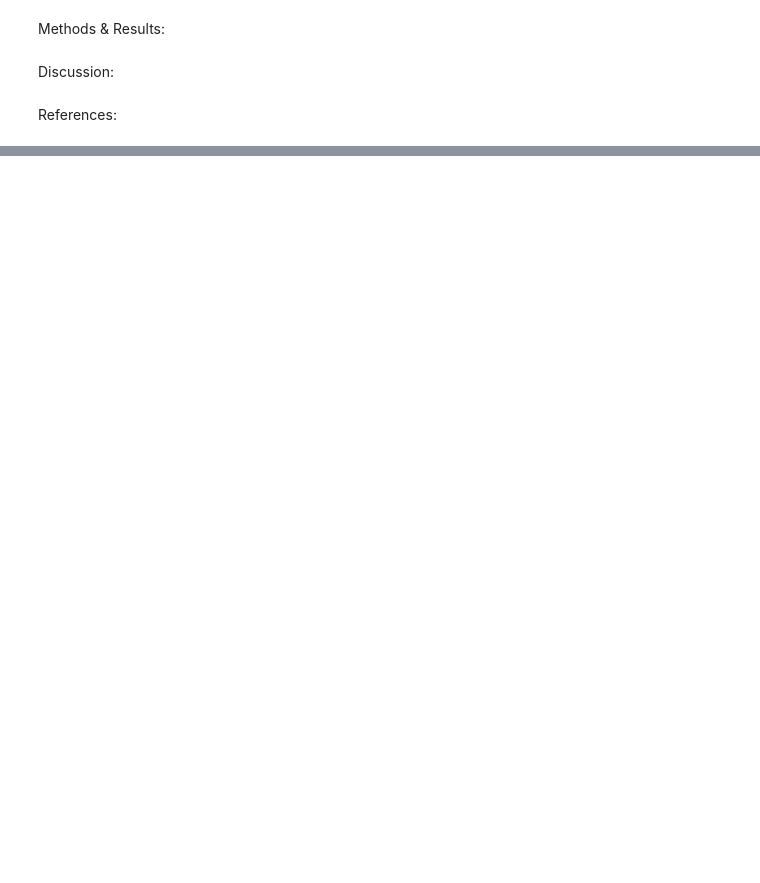
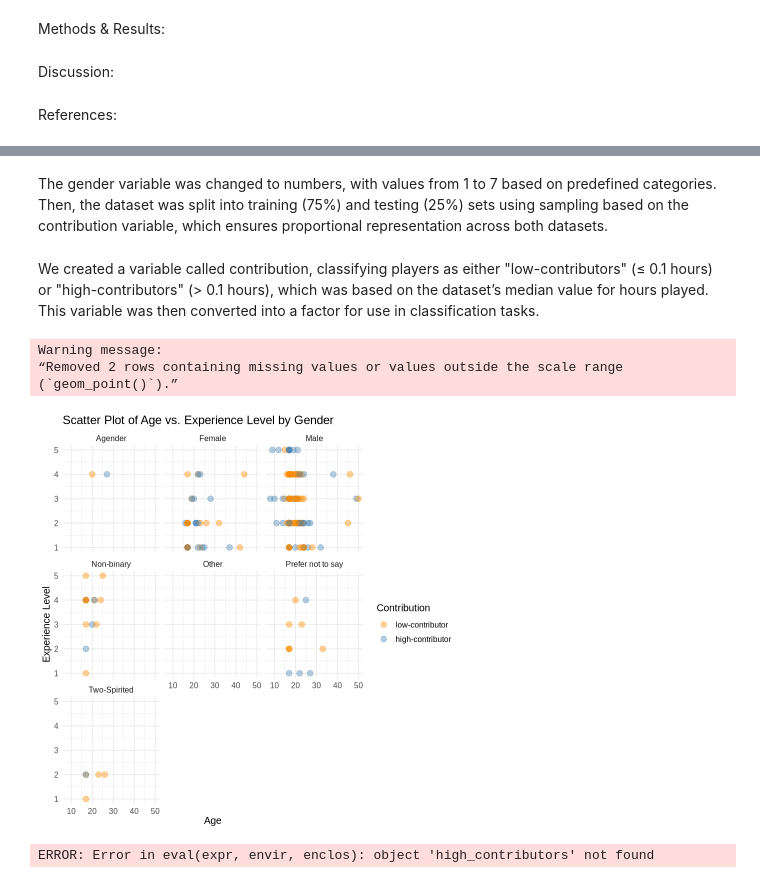
Before and after one commit to ahryniw/Project-2, a Jupyter notebook: Project-2.ipynb, the cells around one changed output, grey strips where cells are left out. Drawn from its saved outputs; the diff is of its cells as text; code cells hidden in the pictures; blank space fills up the shorter version.

```diff
--- a/Project-2.ipynb
+++ b/Project-2.ipynb
@@ -326,0 +144,2 @@ confusion
+# %% [markdown]
+The gender variable was changed to numbers, with values from 1 to 7 based on predefined categories. Then, the dataset was split into training (75%) and testing (25%) sets using sampling based on the contribution variable, which ensures proportional representation across both datasets.
@@ -326,0 +153,2 @@ confusion
+# %% [markdown]
+We created a variable called contribution, classifying players as either "low-contributors" (≤ 0.1 hours) or "high-contributors" (> 0.1 hours), which was based on the dataset’s median value for hours played. This variable was then converted into a factor for use in classification tasks.
@@ -326,0 +160,38 @@ confusion
+# %%
+# Recode the experience variable with a default value
+players <- players |>
+  mutate(gender_numeric =recode(gender,
+                                     "Male" = 1,
+                                     "Female" = 2,
+                                     "Agender" = 3,
+                                     "Non-binary" = 4,
+                                     "Prefer not to say" = 5,
+                                     "Two-Spirited" = 6,
+                                     "Other" = 7,
+                                     .default = 0))
+
+# Recode the experience variable with a default value
+players <- players |>
+  mutate(experience_numeric = recode(experience,
+                                     "Beginner" = 1,
+                                     "Amateur" = 2,
+                                     "Regular" = 3,
+                                     "Veteran" = 4,
+                                     "Pro" = 5,
+                                     .default = 0))
+
+ggplot(players, aes(x = Age, y = experience_numeric, color = contribution)) +
+  geom_point(alpha = 0.4, size = 3) +
+  scale_color_manual(values = c("low-contributor" = "darkorange", "high-contributor" = "steelblue")) +
+  labs(
+    title = "Scatter Plot of Age vs. Experience Level by Gender",
+    x = "Age", y = "Experience Level", color = "Contribution"
+  ) +
+  facet_wrap(~ gender) +
+  theme_minimal() +
+  theme(text = element_text(size = 12))
+# %% [output]
+Warning message:
+“Removed 2 rows containing missing values or values outside the scale range
+(`geom_point()`).”
+[figure, added]
@@ -326,0 +213,10 @@ confusion
+# %%
+The final model was used to generate predictions on the test set. Performance was assessed using classification metrics:
+Accuracy: 0.60
+→ 60% of the model’s predictions were correct.
+Precision: 0.604
+→ Of all the times the model predicted "high-contributor," 60.42% were accurate. The relatively low precision indicates the model often mislabeled "low-contributors" as "high-contributors."
+Recall: 0.966
+→ The model correctly identified 96.67% of actual "low-contributors." This high recall shows the model is very effective at detecting the majority of true "low-contributors."
+# %% [output]
+ERROR: Error in eval(expr, envir, enclos): object 'high_contributors' not found
```
Also changed, not shown: parts of 29 cells of this notebook.
